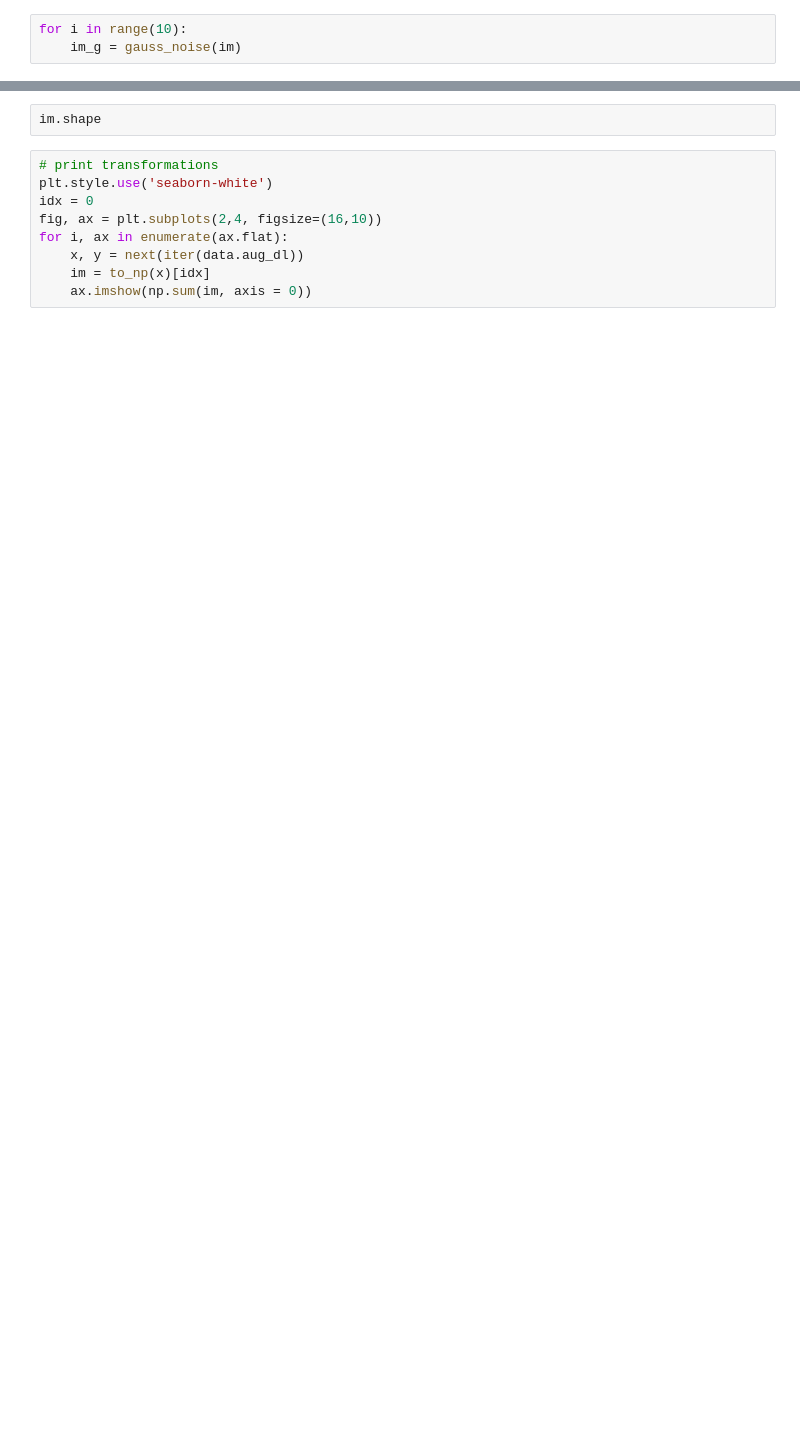
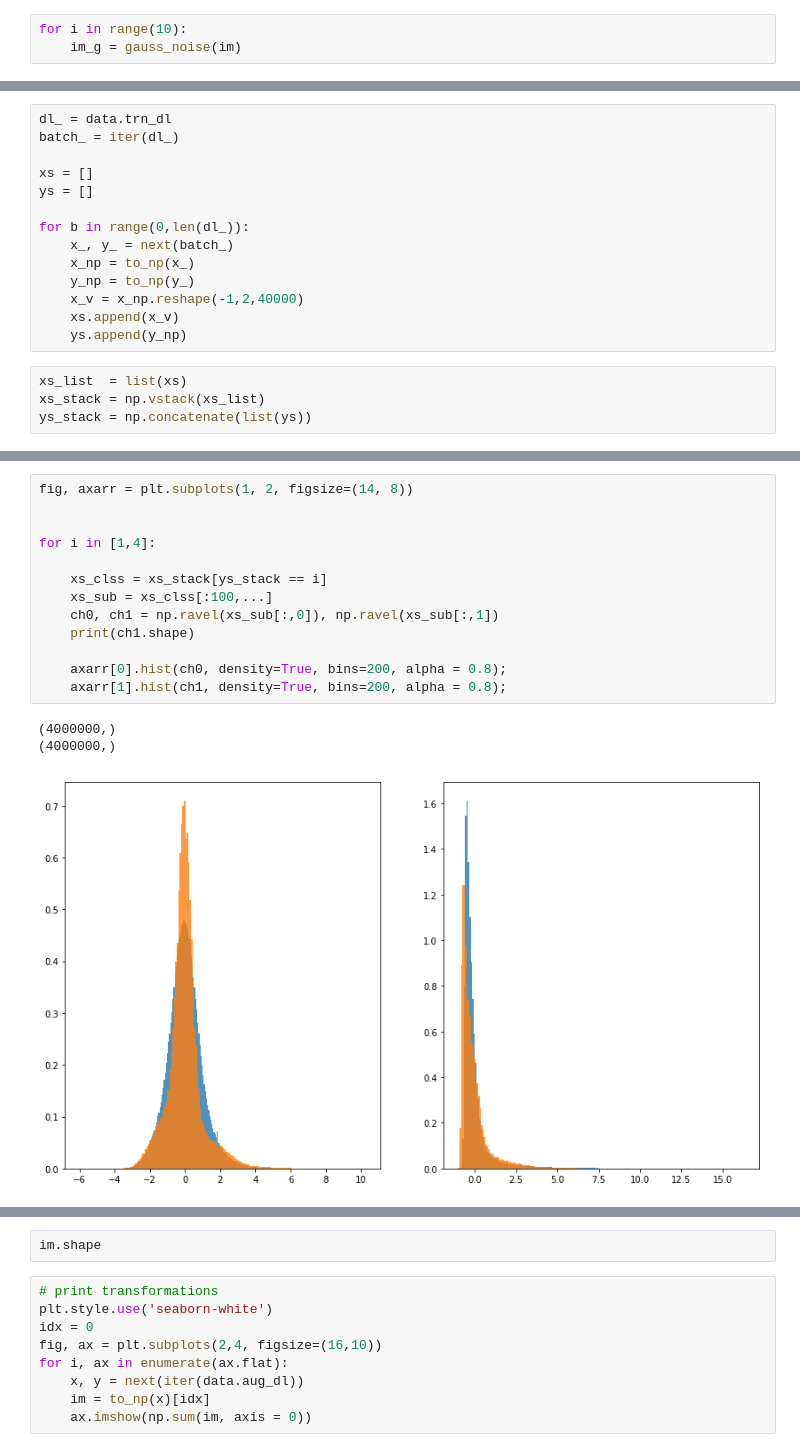
Before and after one commit to WMAPernice/Test_dev, a Jupyter notebook: YNet_dev/New_DEMO_YNet_Res_v11.1.ipynb, the cells around one changed output, grey strips where cells are left out. Drawn from its saved outputs; the diff is of its cells as text; blank space fills up the shorter version.

```diff
--- a/YNet_dev/New_DEMO_YNet_Res_v11.1.ipynb
+++ b/YNet_dev/New_DEMO_YNet_Res_v11.1.ipynb
@@ -170,0 +179,18 @@ plt.hist(im, density = True, bins = 80);
+# %%
+dl_ = data.trn_dl
+batch_ = iter(dl_)
+
+xs = []
+ys = []
+
+for b in range(0,len(dl_)):
+    x_, y_ = next(batch_)
+    x_np = to_np(x_)
+    y_np = to_np(y_)
+    x_v = x_np.reshape(-1,2,40000)
+    xs.append(x_v)
+    ys.append(y_np)
+# %%
+xs_list  = list(xs)
+xs_stack = np.vstack(xs_list)
+ys_stack = np.concatenate(list(ys))
@@ -170,0 +214,17 @@ plt.hist(im, density = True, bins = 80);
+# %%
+fig, axarr = plt.subplots(1, 2, figsize=(14, 8))
+
+
+for i in [1,4]:
+
+    xs_clss = xs_stack[ys_stack == i]
+    xs_sub = xs_clss[:100,...]
+    ch0, ch1 = np.ravel(xs_sub[:,0]), np.ravel(xs_sub[:,1])
+    print(ch1.shape)
+
+    axarr[0].hist(ch0, density=True, bins=200, alpha = 0.8);
+    axarr[1].hist(ch1, density=True, bins=200, alpha = 0.8);
+# %% [output]
+(4000000,)
+(4000000,)
+[figure, added]
```
Also changed, not shown: parts of 26 cells of this notebook.
